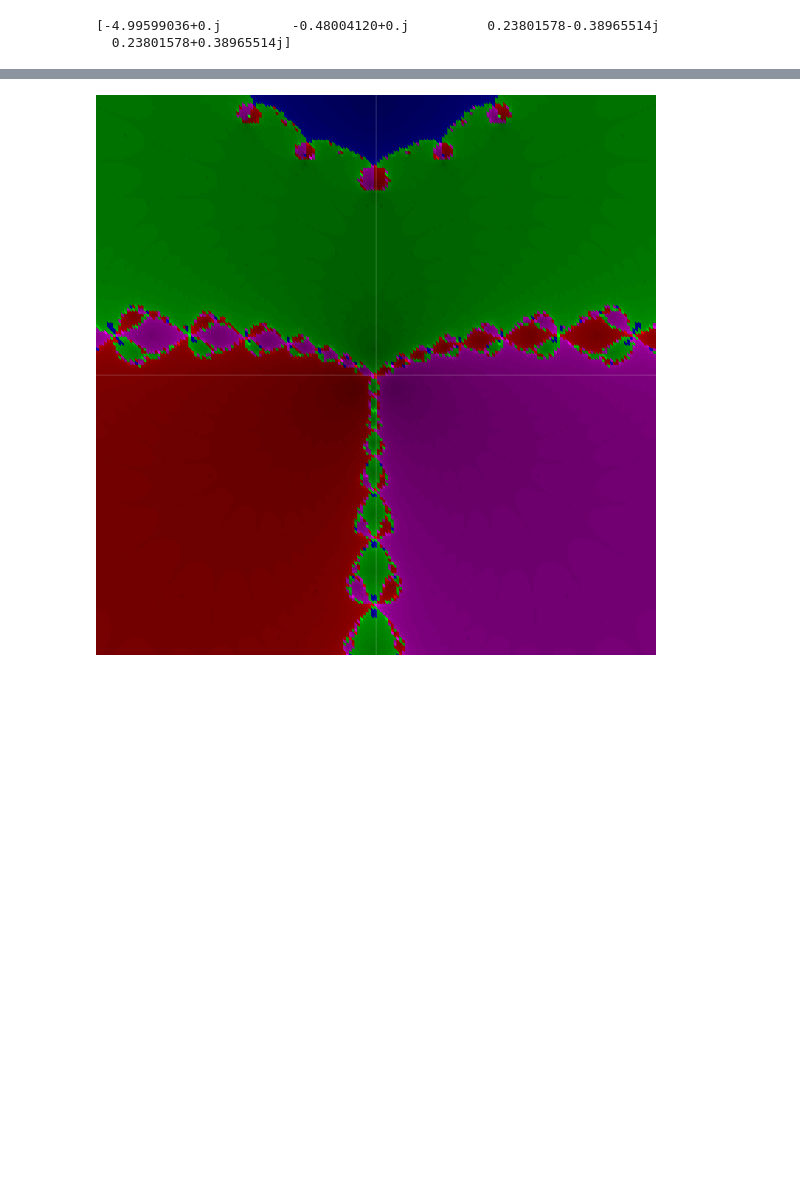
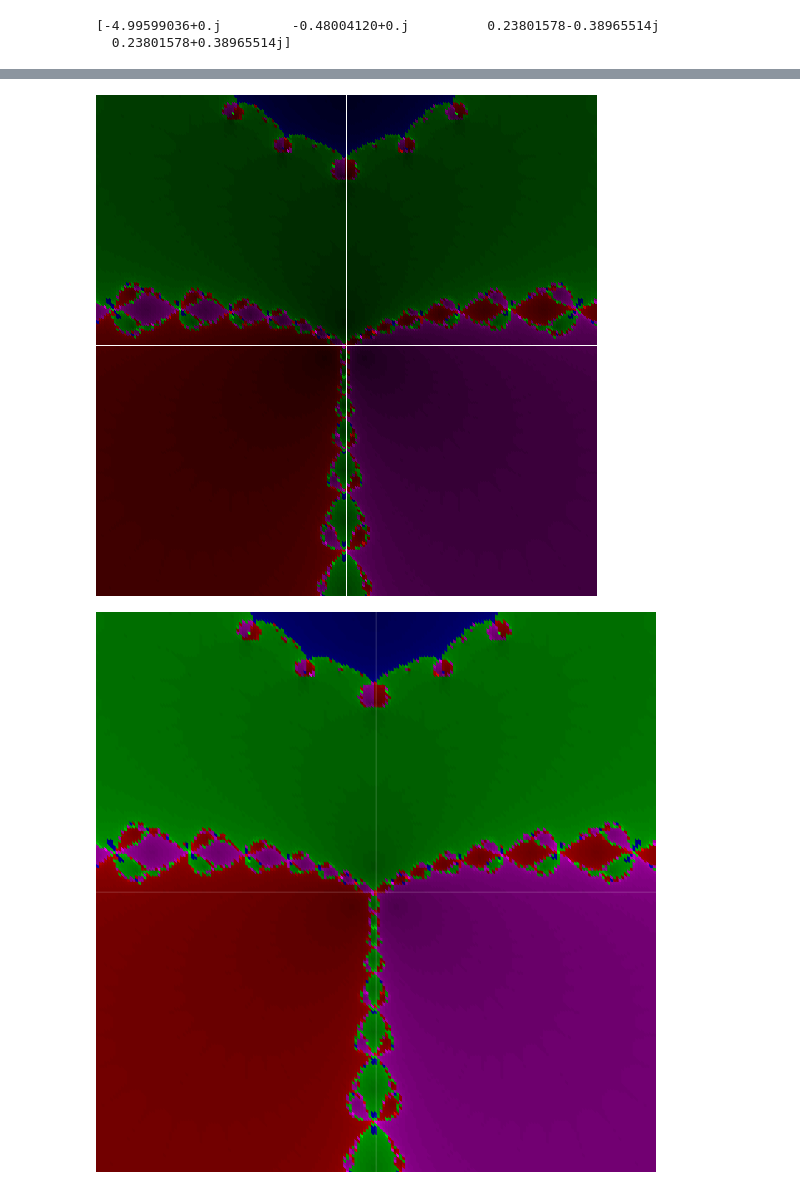
Before and after one commit to scoiatael/MZP, a Jupyter notebook: Lista3.ipynb, the cells around one changed output, grey strips where cells are left out. Cells and saved outputs as stored; diff of their text form; code cells hidden in the pictures; blank space fills up the shorter version.

Commit message:
more plots

```diff
--- a/Lista3.ipynb
+++ b/Lista3.ipynb
@@ -47,7 +47,7 @@ def plot_with_contourf(arg):
     to_plot = max_iters*(res[:,:,0]) + res[:,:,1]
     plt.contourf(Xs, Ys, to_plot)
 # %%
-def plot_with_pil(arg, width=150):
+def plot_with_pil(arg, width=150, additional_alpha=0.1):
     Xs, Ys, res = arg
     min_x = Xs[0]
     max_x = Xs[-1]
@@ -71,11 +71,11 @@ def plot_with_pil(arg, width=150):
     max_iters = res[:,:,1].ravel().max()
     min_iters = res[:,:,1].ravel().min()
     width_iters = max_iters - min_iters
-    res_to_rgb = lambda zero, iters: add_alpha(colors[int(zero)], 0.3+float(iters-min_iters)/width_iters)
+    res_to_rgb = lambda zero, iters: add_alpha(colors[int(zero)], additional_alpha+float(iters-min_iters)/width_iters)
 
     w, h = width, width
 
-    # create a new image with a white background
+    # create a new image with a black background
 
     img = Img.new('RGB',(w+1,h+1),(0,0,0))
     draw = ImgDraw.Draw(img)
@@ -110 +110,5 @@ plot_with_contourf(res)
+# %%
+plot_with_pil(res, width = 500, additional_alpha=0.1)
+# %% [output]
+[figure, added]
 # %%
```
Also changed, not shown: parts of 4 cells of this notebook.
